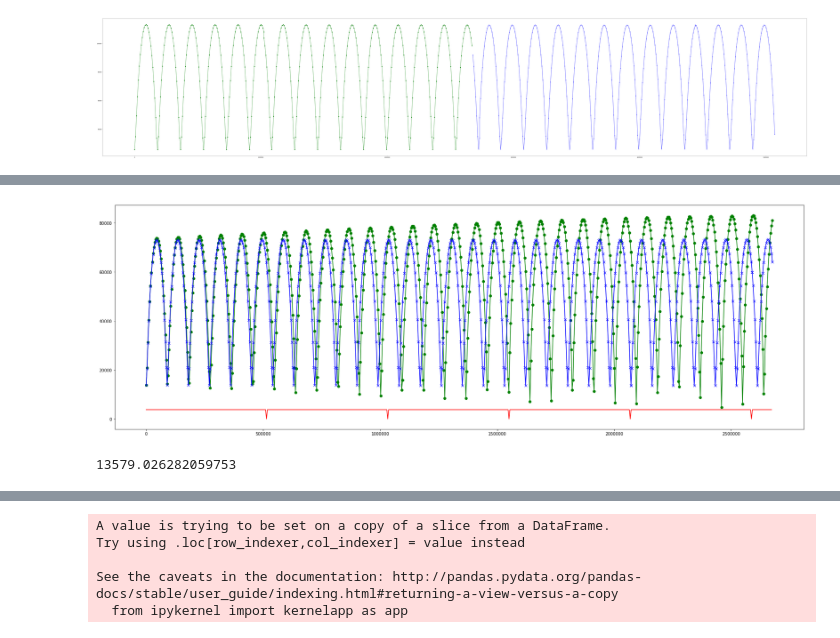
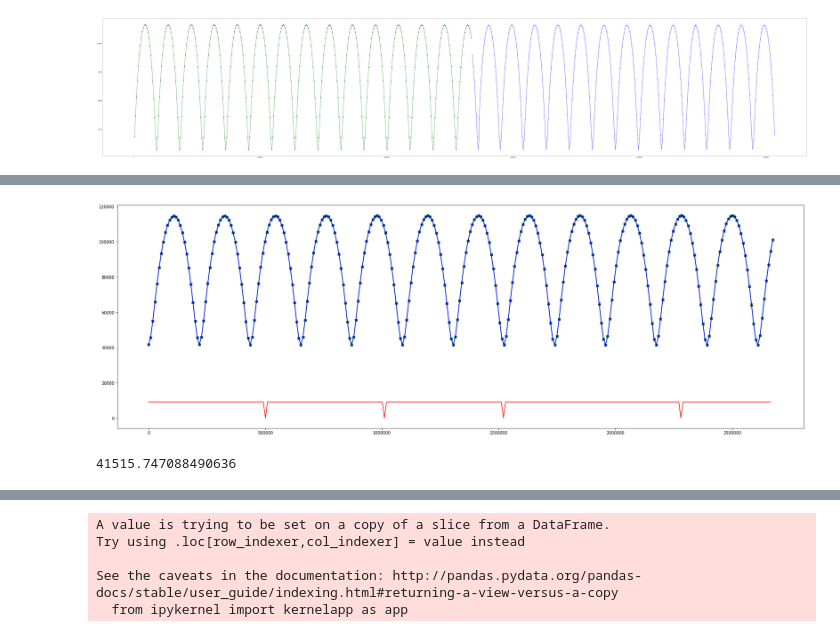
Before and after one commit to KirillRuSS/IDAO-2020, a Jupyter notebook: IDAO-2020.ipynb, the cells around one changed output, grey strips where cells are left out. Drawn from its saved outputs; the diff is of its cells as text; code cells hidden in the pictures.

```diff
--- a/IDAO-2020.ipynb
+++ b/IDAO-2020.ipynb
@@ -24,3 +28,5 @@ df.head()
 | 2 | 2 | 2014-01-01T01:33:26.001 | 0 | -10578.684043 | -10180.467460 | -24238.280949 | 0.277435 | -4.047522 | 0.723155 | -10571.858472 | -10145.939908 | ... |
 | 3 | 3 | 2014-01-01T02:20:09.001 | 0 | -9148.251857 | -20651.437460 | -20720.381279 | 0.715600 | -3.373762 | 1.722115 | -9149.620794 | -20618.200201 | ... |
 | 4 | 4 | 2014-01-01T03:06:52.002 | 0 | -6719.092336 | -28929.061629 | -14938.907967 | 0.992507 | -2.519732 | 2.344703 | -6729.358857 | -28902.271436 | ... |
+# %%
+df = epr.remove_excess_points(df)
@@ -43,14 +64,0 @@ print(metrics.score(satellite_predicted_values, satellite_true_values))
-# %%
-for sat_id in df['sat_id'].unique():
-    sat = df[df.sat_id==sat_id]
-    sat_array = sat[['x_sim', 'y_sim', 'z_sim', 'Vx_sim', 'Vy_sim', 'Vz_sim']].to_numpy()
-    new_sat_array = sat[['x_sim', 'y_sim', 'z_sim', 'Vx_sim', 'Vy_sim', 'Vz_sim']].to_numpy()
-
-    j = 0
-    for i, dt in enumerate(sat['total_seconds'].diff().shift(-1)):
-        new_sat_array[i] = sat_array[i-j]
-        if dt < 1:
-            j+=1
-
-    sat[['x_sim', 'y_sim', 'z_sim', 'Vx_sim', 'Vy_sim', 'Vz_sim']]=new_sat_array
-    df[df.sat_id==sat_id]=sat
@@ -118,24 +105,24 @@ plt.show()
 # %%
 plt.figure(figsize = (30, 10))
-sat = df[df.sat_id==490]
+sat = df[df.sat_id==12]
 
 #x = np.linspace(0.0, 1.0, num=len(sat))
 x = sat['total_seconds']
 
 y=(sat.x**2 + sat.y**2 + sat.z**2)**0.5
 plt.plot(x,y, '-go')
 
 x = sat['total_seconds']
 y=(sat.x_sim**2 + sat.y_sim**2 + sat.z_sim**2)**0.5
 plt.plot(x,y, '-bx')
 
 x = np.linspace(0.0, sat['total_seconds'].max(), num=len(sat))
 
 
 plt.plot(x, sat['total_seconds'].diff().shift(-1), '-r')
 
 plt.show()
 print(y.min())
 # %% [output]
-[figure, old version]
+[figure, new version]
-13579.026282059753
+41515.747088490636
```
Also changed, not shown: parts of 11 cells of this notebook, 6 other files.
